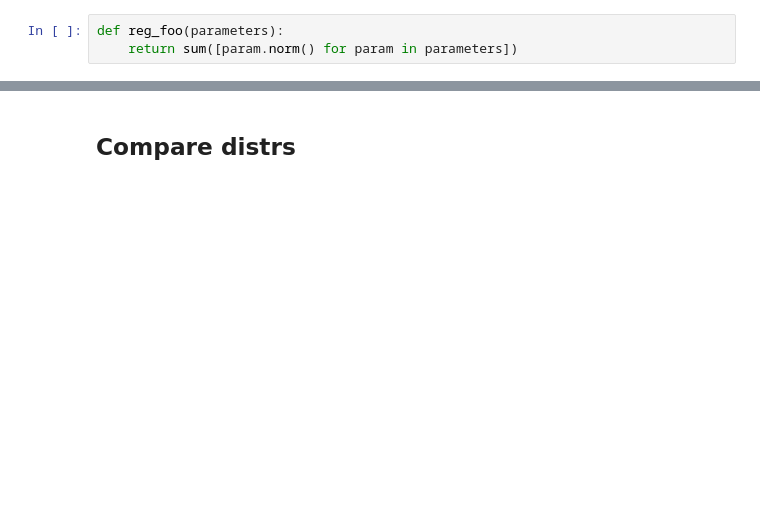
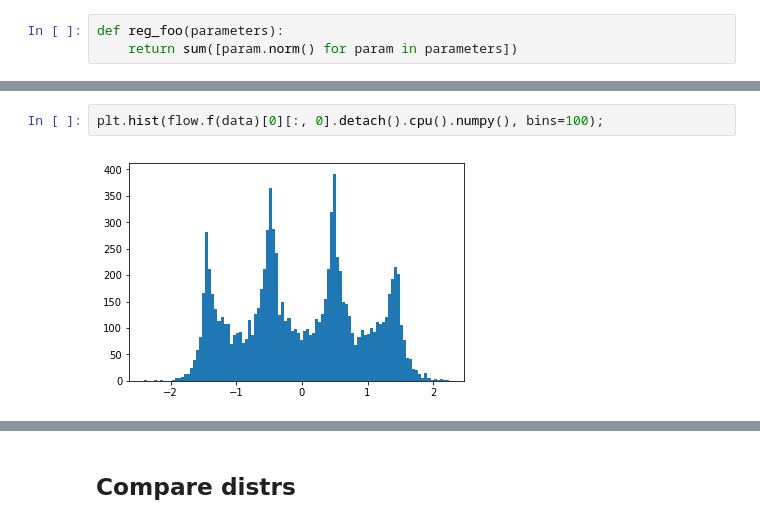
Before and after one commit to SchattenGenie/diff-surrogate, a Jupyter notebook: real_nvp_baseline.ipynb, the cells around one changed output, grey strips where cells are left out. Cells and saved outputs as stored; diff of their text form; blank space fills up the shorter version.

```diff
--- a/real_nvp_baseline.ipynb
+++ b/real_nvp_baseline.ipynb
@@ -151,0 +182,4 @@ iter 980: loss = -2.068
+# %%
+plt.hist(flow.f(data)[0][:, 0].detach().cpu().numpy(), bins=100);
+# %% [output]
+[figure, added]
```
Also changed, not shown: parts of 12 cells of this notebook.
